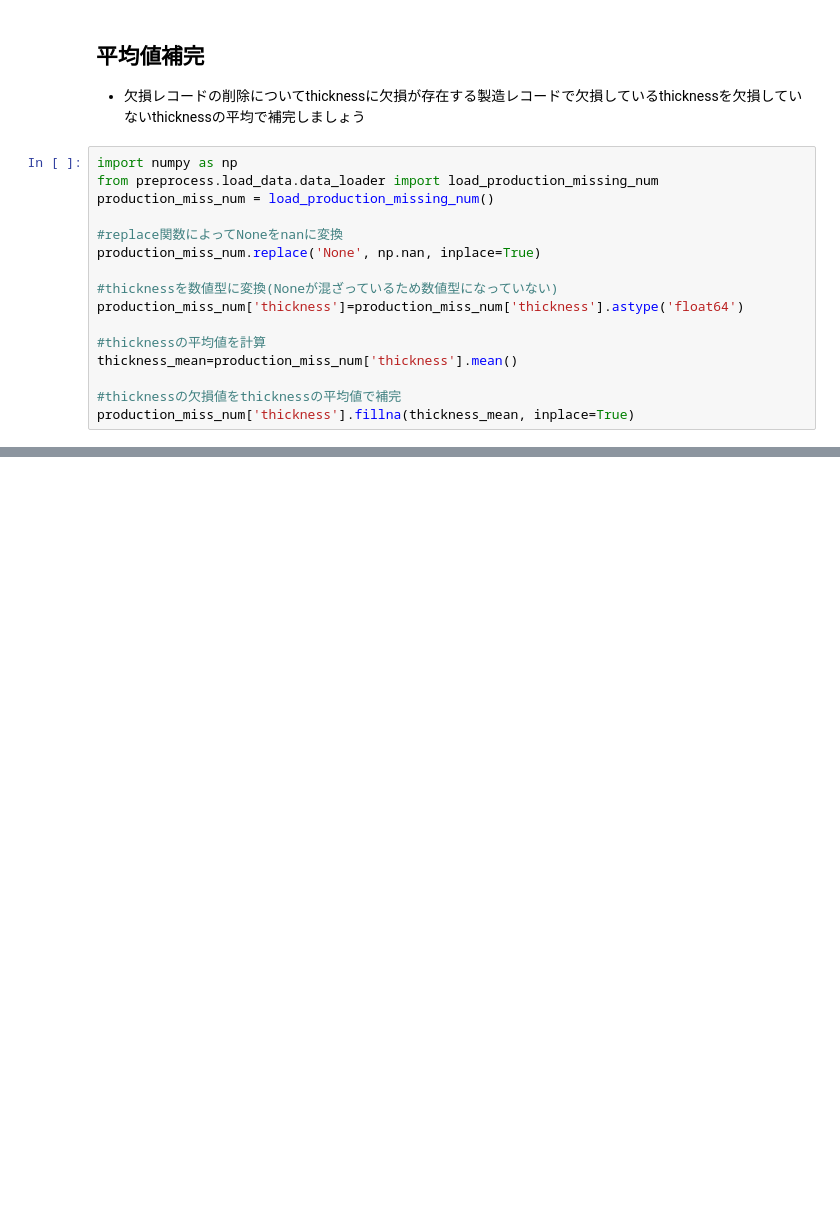
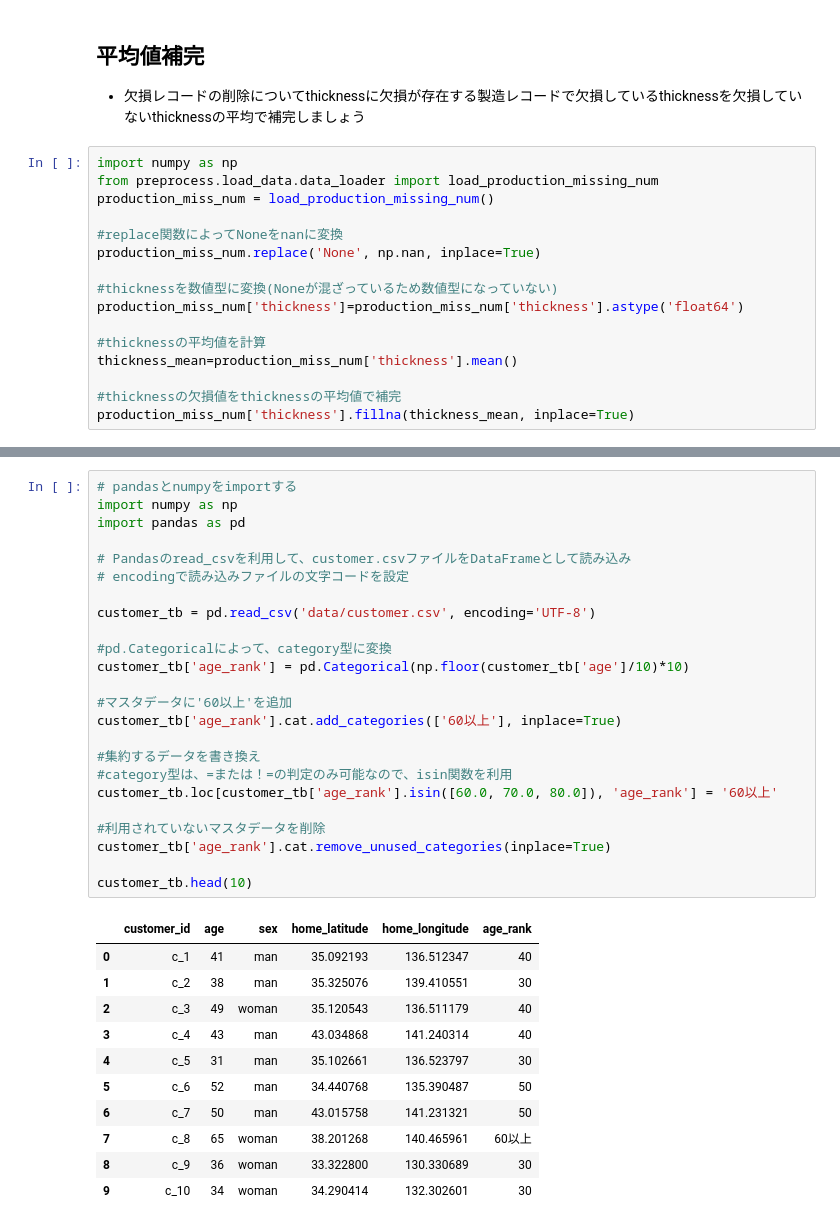
Before and after one commit to TakatoOhnishi/analytics, a Jupyter notebook: data_process/Pythonでのデータ前処理お作法(型・数値変換).ipynb, the cells around one changed output, grey strips where cells are left out. Cells and saved outputs as stored; diff of their text form; blank space fills up the shorter version.

```diff
--- a/data_process/Pythonでのデータ前処理お作法(型・数値変換).ipynb
+++ b/data_process/Pythonでのデータ前処理お作法(型・数値変換).ipynb
@@ -327,0 +409,36 @@ NameError: name 'x' is not defined
+# %%
+# pandasとnumpyをimportする
+import numpy as np
+import pandas as pd
+
+# Pandasのread_csvを利用して、customer.csvファイルをDataFrameとして読み込み
+# encodingで読み込みファイルの文字コードを設定
+
+customer_tb = pd.read_csv('data/customer.csv', encoding='UTF-8')
+
+#pd.Categoricalによって、category型に変換
+customer_tb['age_rank'] = pd.Categorical(np.floor(customer_tb['age']/10)*10)
+
+#マスタデータに'60以上'を追加
+customer_tb['age_rank'].cat.add_categories(['60以上'], inplace=True)
+
+#集約するデータを書き換え
+#category型は、=または！=の判定のみ可能なので、isin関数を利用
+customer_tb.loc[customer_tb['age_rank'].isin([60.0, 70.0, 80.0]), 'age_rank'] = '60以上'
+
+#利用されていないマスタデータを削除
+customer_tb['age_rank'].cat.remove_unused_categories(inplace=True)
+
+customer_tb.head(10)
+# %% [output]
+|  | customer_id | age | sex | home_latitude | home_longitude | age_rank |
+| 0 | c_1 | 41 | man | 35.092193 | 136.512347 | 40 |
+| 1 | c_2 | 38 | man | 35.325076 | 139.410551 | 30 |
+| 2 | c_3 | 49 | woman | 35.120543 | 136.511179 | 40 |
+| 3 | c_4 | 43 | man | 43.034868 | 141.240314 | 40 |
+| 4 | c_5 | 31 | man | 35.102661 | 136.523797 | 30 |
+| 5 | c_6 | 52 | man | 34.440768 | 135.390487 | 50 |
+| 6 | c_7 | 50 | man | 43.015758 | 141.231321 | 50 |
+| 7 | c_8 | 65 | woman | 38.201268 | 140.465961 | 60以上 |
+| 8 | c_9 | 36 | woman | 33.322800 | 130.330689 | 30 |
+| 9 | c_10 | 34 | woman | 34.290414 | 132.302601 | 30 |
```
Also changed, not shown: parts of 15 cells of this notebook.
